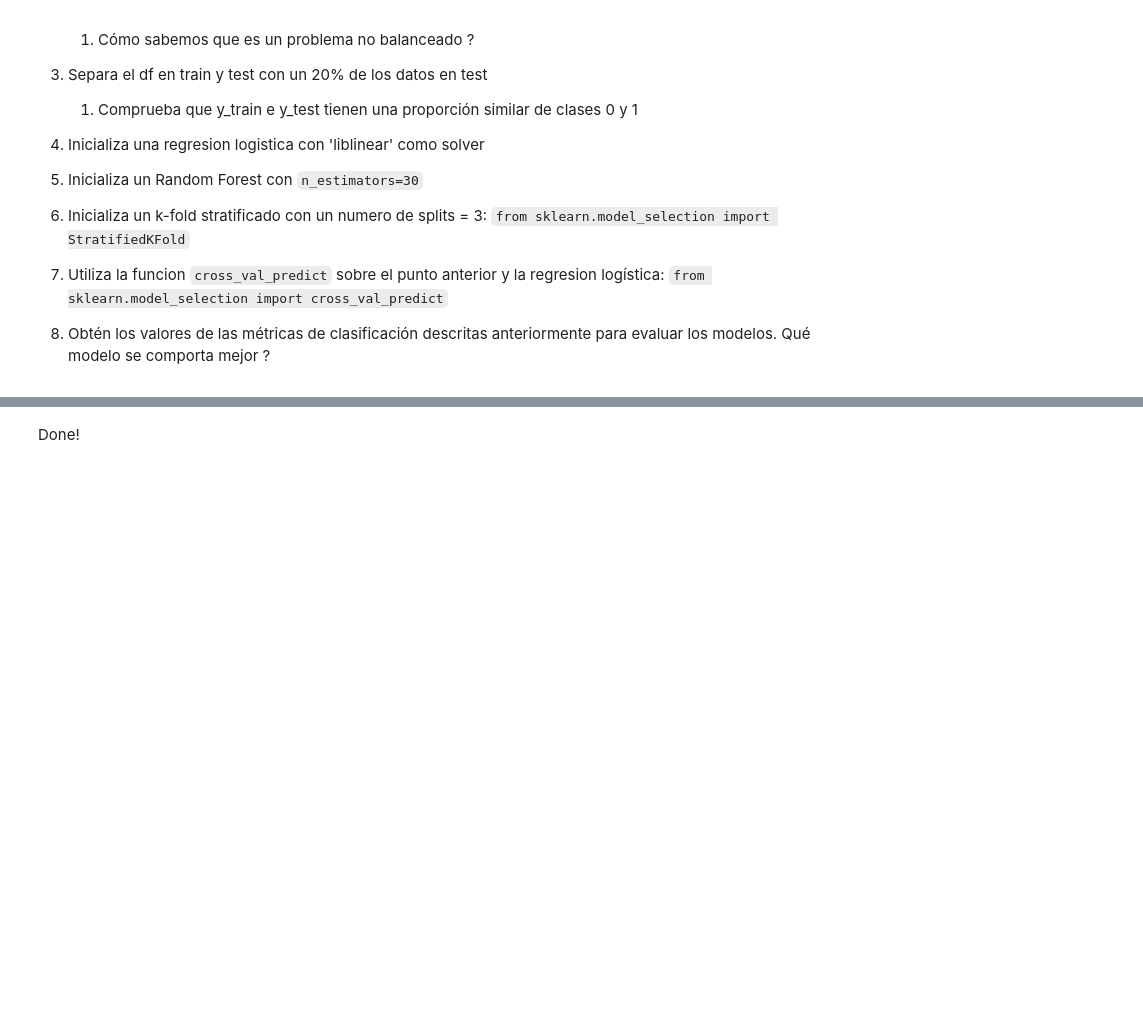
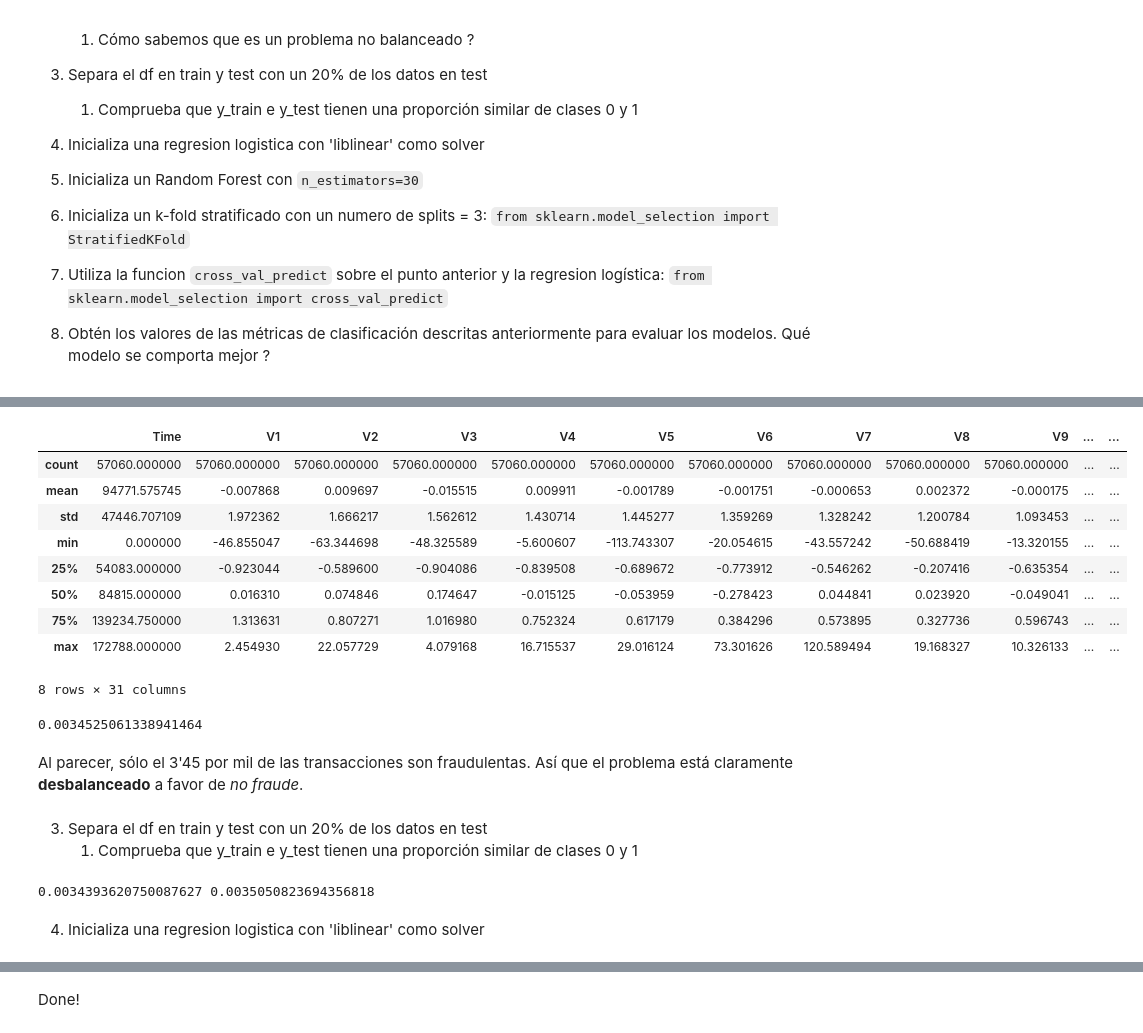
Before and after one commit to llublad/MUSI-AA, a Jupyter notebook: musi-aa-modulo1/W4/practica/3 - Metricas.ipynb, the cells around one changed output, grey strips where cells are left out. Cells and saved outputs as stored; diff of their text form; code cells hidden in the pictures; blank space fills up the shorter version.

```diff
--- a/musi-aa-modulo1/W4/practica/3 - Metricas.ipynb
+++ b/musi-aa-modulo1/W4/practica/3 - Metricas.ipynb
@@ -504,0 +536,39 @@ En el fichero `data/credicard.csv` encontraremos un dataset sobre transacciones
+# %%
+df.describe()
+# %% [output]
+|  | Time | V1 | V2 | V3 | V4 | V5 | V6 | V7 | V8 | V9 | ... | ... |
+| count | 57060.000000 | 57060.000000 | 57060.000000 | 57060.000000 | 57060.000000 | 57060.000000 | 57060.000000 | 57060.000000 | 57060.000000 | 57060.000000 | ... | ... |
+| mean | 94771.575745 | -0.007868 | 0.009697 | -0.015515 | 0.009911 | -0.001789 | -0.001751 | -0.000653 | 0.002372 | -0.000175 | ... | ... |
+| std | 47446.707109 | 1.972362 | 1.666217 | 1.562612 | 1.430714 | 1.445277 | 1.359269 | 1.328242 | 1.200784 | 1.093453 | ... | ... |
+| min | 0.000000 | -46.855047 | -63.344698 | -48.325589 | -5.600607 | -113.743307 | -20.054615 | -43.557242 | -50.688419 | -13.320155 | ... | ... |
+| 25% | 54083.000000 | -0.923044 | -0.589600 | -0.904086 | -0.839508 | -0.689672 | -0.773912 | -0.546262 | -0.207416 | -0.635354 | ... | ... |
+| 50% | 84815.000000 | 0.016310 | 0.074846 | 0.174647 | -0.015125 | -0.053959 | -0.278423 | 0.044841 | 0.023920 | -0.049041 | ... | ... |
+| 75% | 139234.750000 | 1.313631 | 0.807271 | 1.016980 | 0.752324 | 0.617179 | 0.384296 | 0.573895 | 0.327736 | 0.596743 | ... | ... |
+| max | 172788.000000 | 2.454930 | 22.057729 | 4.079168 | 16.715537 | 29.016124 | 73.301626 | 120.589494 | 19.168327 | 10.326133 | ... | ... |
+8 rows × 31 columns
+# %%
+df['Class'].mean()
+# %% [output]
+0.0034525061338941464
+# %% [markdown]
+Al parecer, sólo el 3'45 por mil de las transacciones son fraudulentas.
+Así que el problema está claramente **desbalanceado** a favor de *no fraude*.
+# %% [markdown]
+3. Separa el df en train y test con un 20% de los datos en test
+    1. Comprueba que y_train e y_test tienen una proporción similar de clases 0 y 1
+# %%
+from sklearn.model_selection import train_test_split
+
+np.random.seed(22)
+
+X_train, X_test, y_train, y_test = train_test_split(
+    df.drop(['Class'], axis = 1),
+    df['Class'],
+    test_size=0.20,
+    stra)
+
+print(y_train.mean(), y_test.mean())
+# %% [output]
+0.0034393620750087627 0.0035050823694356818
+# %% [markdown]
+4. Inicializa una regresion logistica con 'liblinear' como solver
```
Also changed, not shown: parts of 18 cells of this notebook, 4 other files.
